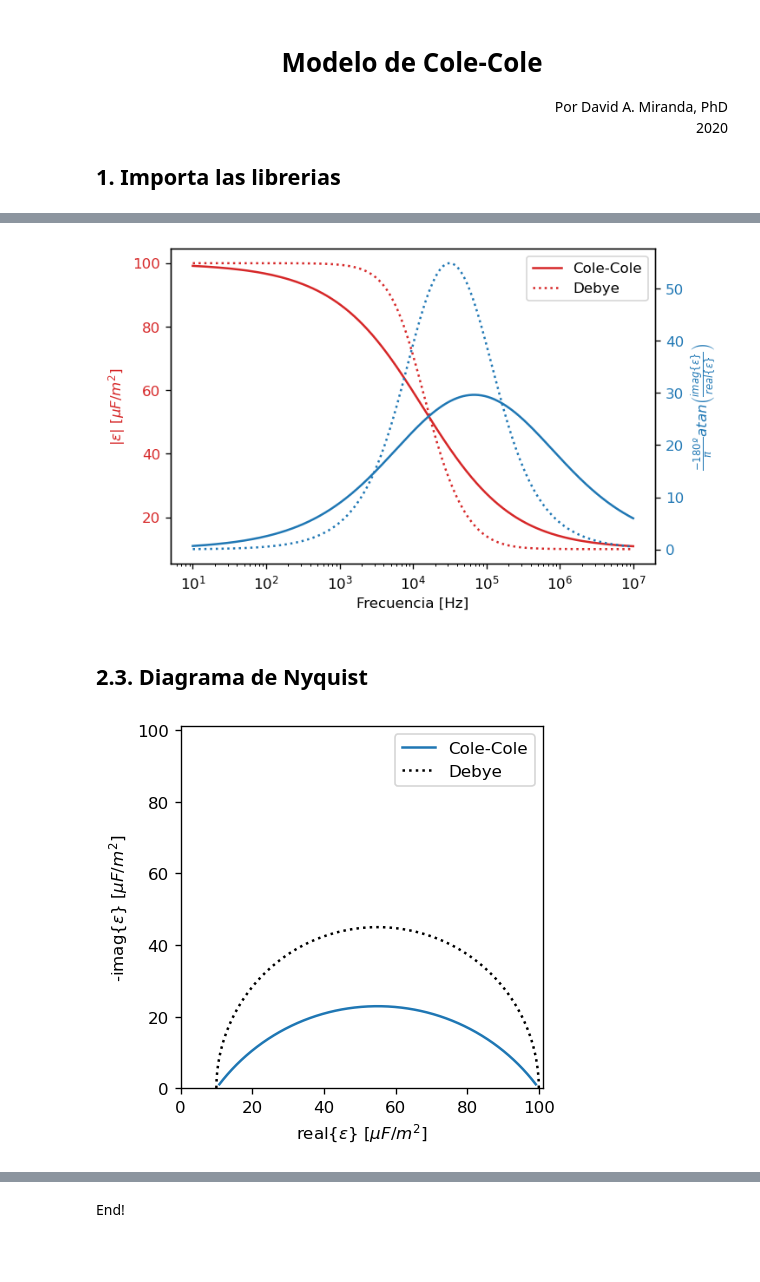
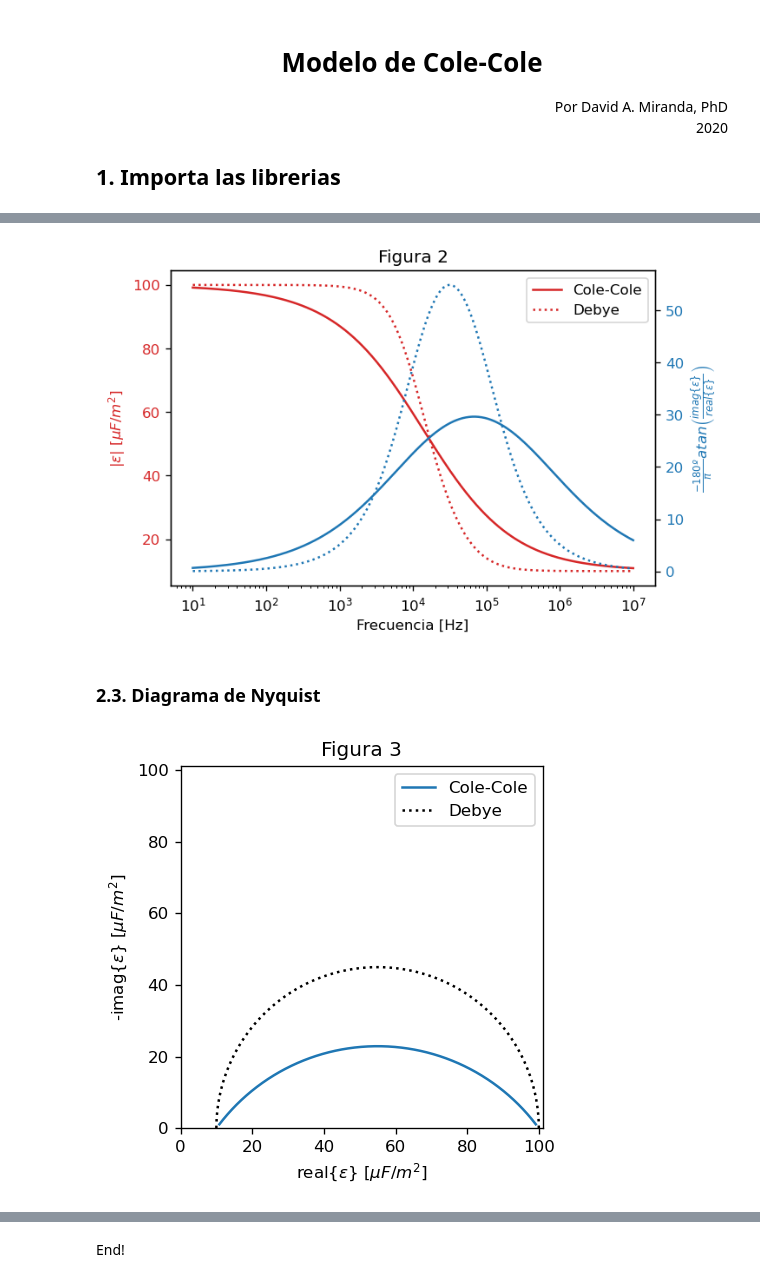
Before and after one commit to davidalejandromiranda/fisicoquimica, a Jupyter notebook: impedancia/ModeloColeCole.ipynb, the cells around one changed output, grey strips where cells are left out. Drawn from its saved outputs; the diff is of its cells as text; code cells hidden in the pictures; blank space fills up the shorter version.

```diff
--- a/impedancia/ModeloColeCole.ipynb
+++ b/impedancia/ModeloColeCole.ipynb
@@ -50,25 +52,27 @@ ax2.tick_params(axis='y', labelcolor=color)
 # %%
 fig, ax1 = plt.subplots(dpi=120)
+plt.title('Figura 2')
 color = 'tab:red'
 ax1.set_xlabel('Frecuencia [Hz]')
 ax1.set_ylabel(r'$|\varepsilon|$ $[\mu F/m^2]$', color=color)
 ax1.semilogx(f,  1e6*np.abs(epsilon), color=color, label='Cole-Cole')
 ax1.semilogx(f,  1e6*np.abs(debye), ':', color=color, label='Debye')
 ax1.tick_params(axis='y', labelcolor=color)
 plt.legend()
 
 ax2 = ax1.twinx()
 color = 'tab:blue'
 ax2.set_ylabel(r'$\frac{-180º}{\pi}atan\left(\frac{imag\{\varepsilon\}}{real\{\varepsilon\}}\right)$', color=color)
 ax2.semilogx(f, -180/pi *np.angle(epsilon), color=color)
 ax2.semilogx(f, -180/pi *np.angle(debye), ':', color=color)
 ax2.tick_params(axis='y', labelcolor=color)
 # %% [output]
-[figure, old version]
+[figure, new version]
 # %% [markdown]
-## 2.3. Diagrama de Nyquist
+### 2.3. Diagrama de Nyquist
 # %%
 plt.figure(dpi=120)
+plt.title('Figura 3')
 plt.plot(1e6*epsilon.real, -1e6*epsilon.imag, label='Cole-Cole')
 plt.plot(1e6*debye.real, -1e6*debye.imag, ':k', label='Debye')
 plt.xlabel(r'real{$\varepsilon$} $[\mu F/m^2]$')
@@ -78,5 +82,5 @@ xy_max = 1.02*max([max(1e6*epsilon.real), max(-1e6*epsilon.imag)])
 plt.legend()
 _ = plt.axis([0, xy_max, 0, xy_max])
 # %% [output]
-[figure, old version]
+[figure, new version]
 # %% [markdown]
```
Also changed, not shown: parts of 19 cells of this notebook.
